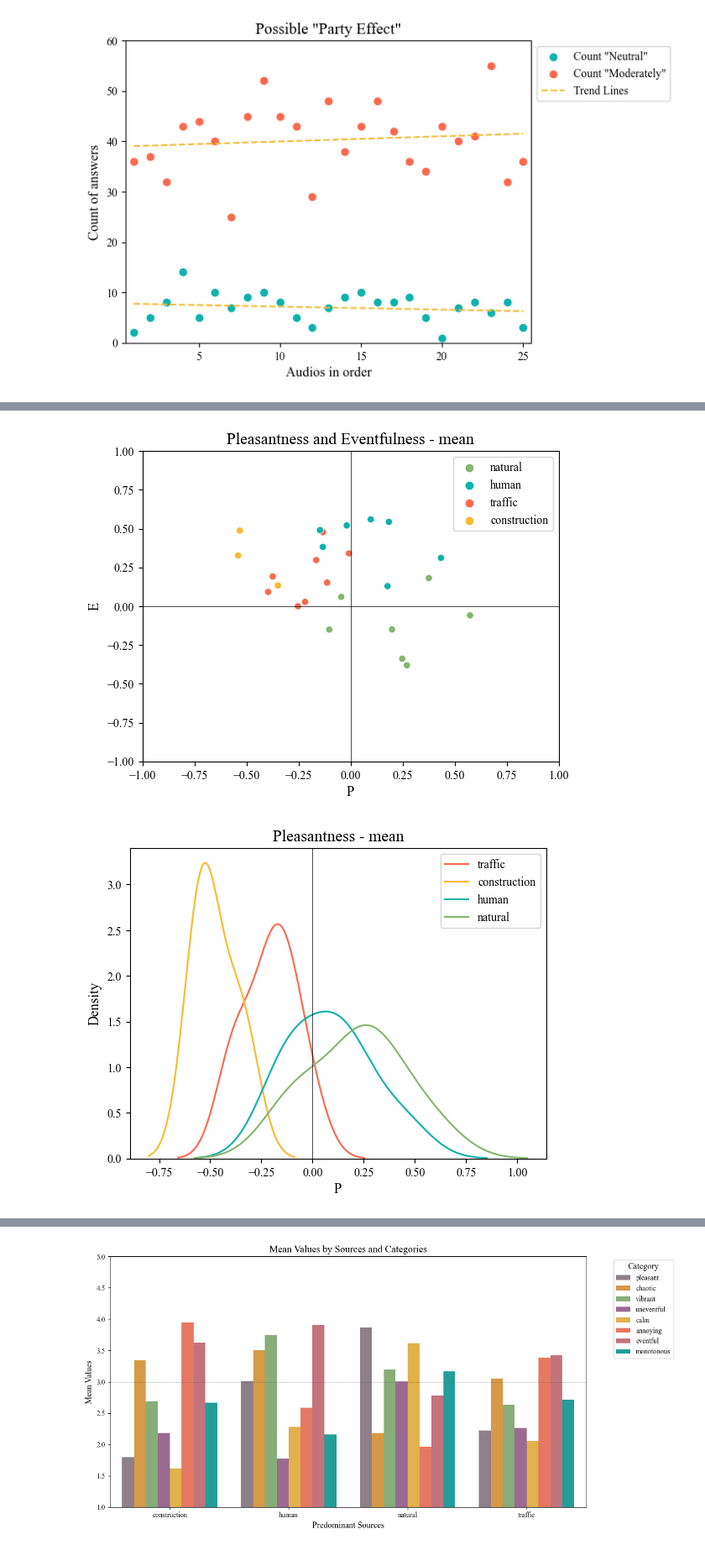
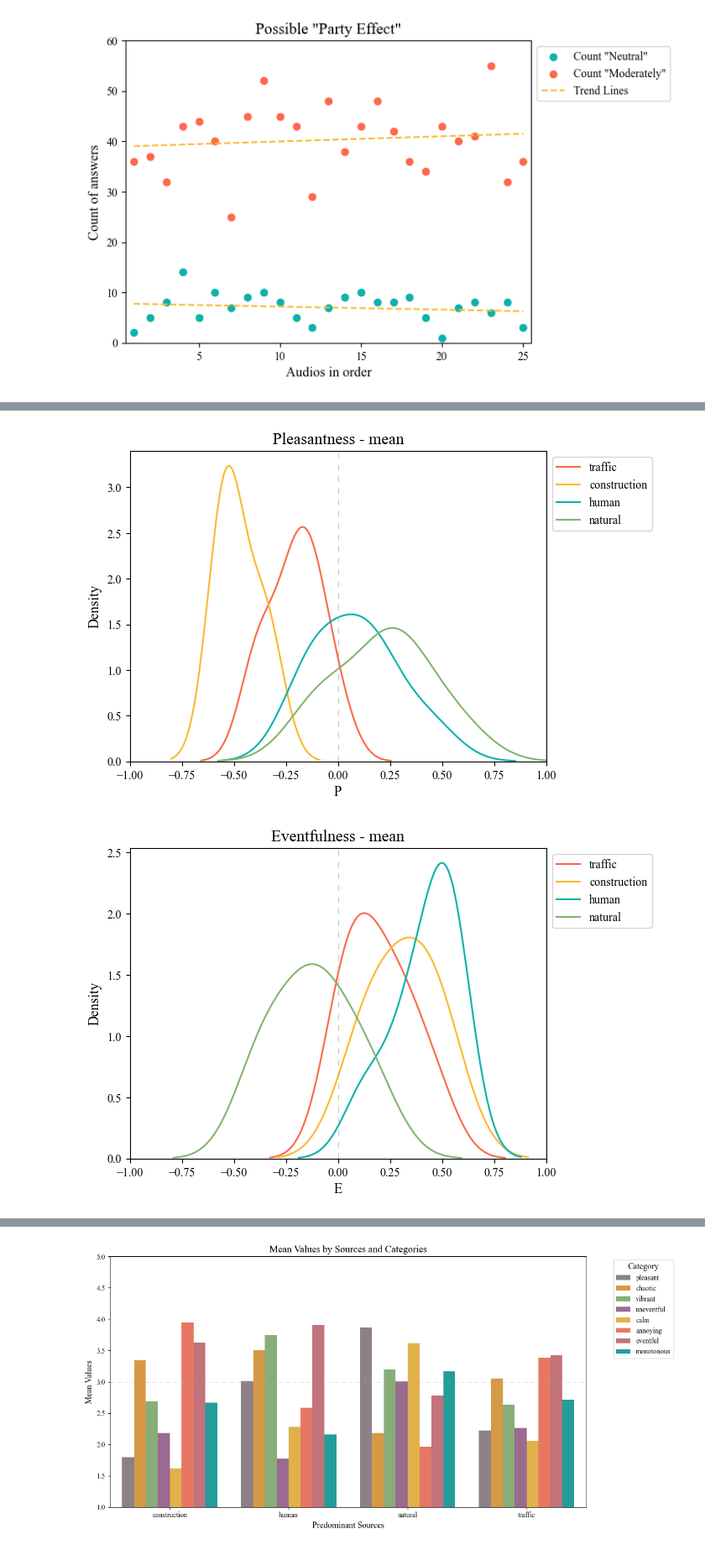
Before and after one commit to amaiasagasti/UrbanPleasantnessEventfulness, a Jupyter notebook: src/Analyse_results_listening_tests.ipynb, the cells around one changed output, grey strips where cells are left out. Shown at 84% size. Cells and saved outputs as stored; diff of their text form; code cells hidden in the pictures.

```diff
--- a/src/Analyse_results_listening_tests.ipynb
+++ b/src/Analyse_results_listening_tests.ipynb
@@ -126,82 +160,53 @@ df['Predominant sources'] = df[["traffic", "construction", "human", "natural"]].
 # %%
-
-
-# Scatter plot with different colors for each series
-sns.scatterplot(data=grouped_df, x="P", y="E", hue="Predominant sources", palette=palette)
-# Center the axis lines at zero
-plt.xlim(-1, 1)
-plt.ylim(-1, 1)
-# Draw axis lines like a cross in the middle
-plt.axhline(0, color='black', linewidth=0.5)
-plt.axvline(0, color='black', linewidth=0.5)
-plt.legend(loc='upper left', bbox_to_anchor=(1, 1))
-plt.title("Pleasantness and Eventfulness - mean")
-# Show legend
-plt.legend()
-plt.show()
 
 # KDE plots with different colors and series names
 for source, color in palette.items():
     sns.kdeplot(grouped_df[grouped_df["Predominant sources"] == source]["P"], label=source, color=color)
 # Draw axis lines like a cross in the middle
-plt.axhline(0, color='black', linewidth=0.5)
-plt.axvline(0, color='black', linewidth=0.5)
+plt.axhline(0, color='#AAAAAA', linewidth=0.5,linestyle=(0, (10, 10)))
+plt.axvline(0, color='#AAAAAA', linewidth=0.5,linestyle=(0, (10, 10)))
+plt.title("Pleasantness - mean")
+plt.xlim(-1,1)
+# Show legend
 plt.legend(loc='upper left', bbox_to_anchor=(1, 1))
-plt.title("Pleasantness - mean")
-# Show legend
-plt.legend()
 plt.show()
 
 # KDE plots with different colors and series names
 for source, color in palette.items():
     sns.kdeplot(grouped_df[grouped_df["Predominant sources"] == source]["E"], label=source, color=color)
 # Draw axis lines like a cross in the middle
-plt.axhline(0, color='black', linewidth=0.5)
-plt.axvline(0, color='black', linewidth=0.5)
+plt.axhline(0, color='#AAAAAA', linewidth=0.5,linestyle=(0, (10, 10)))
+plt.axvline(0, color='#AAAAAA', linewidth=0.5, linestyle=(0, (10, 10)))
+plt.title("Eventfulness - mean")
+plt.xlim(-1,1)
+# Show legend
 plt.legend(loc='upper left', bbox_to_anchor=(1, 1))
-plt.title("Eventfulness - mean")
-# Show legend
-plt.legend()
 plt.show()
 
-
-# Scatter plot with different colors for each series
-sns.scatterplot(data=df, x="P", y="E", hue="Predominant sources", palette=palette)
-# Center the axis lines at zero
-plt.xlim(-1, 1)
-plt.ylim(-1, 1)
-# Draw axis lines like a cross in the middle
-plt.axhline(0, color='black', linewidth=0.5)
-plt.axvline(0, color='black', linewidth=0.5)
-plt.legend(loc='upper left', bbox_to_anchor=(1, 1))
-plt.title("Pleasantness and Eventfulness")
-# Show legend
-plt.legend()
-plt.show()
 
 # KDE plots with different colors and series names
 for source, color in palette.items():
     sns.kdeplot(df[df["Predominant sources"] == source]["P"], label=source, color=color)
 # Draw axis lines like a cross in the middle
-plt.axhline(0, color='black', linewidth=0.5)
-plt.axvline(0, color='black', linewidth=0.5)
+plt.axhline(0, color='#AAAAAA', linewidth=0.5,linestyle=(0, (10, 10)))
+plt.axvline(0, color='#AAAAAA', linewidth=0.5,linestyle=(0, (10, 10)))
+plt.title("Pleasantness")
+plt.xlim(-1,1)
+# Show legend
 plt.legend(loc='upper left', bbox_to_anchor=(1, 1))
-plt.title("Pleasantness")
-# Show legend
-plt.legend()
 plt.show()
 
 # KDE plots with different colors and series names
 for source, color in palette.items():
     sns.kdeplot(df[df["Predominant sources"] == source]["E"], label=source, color=color)
 # Draw axis lines like a cross in the middle
-plt.axhline(0, color='black', linewidth=0.5)
-plt.axvline(0, color='black', linewidth=0.5)
+plt.axhline(0, color='#AAAAAA', linewidth=0.5,linestyle=(0, (10, 10)))
+plt.axvline(0, color='#AAAAAA', linewidth=0.5,linestyle=(0, (10, 10)))
+plt.title("Eventfulness")
+plt.xlim(-1,1)
+# Show legend
 plt.legend(loc='upper left', bbox_to_anchor=(1, 1))
-plt.title("Eventfulness")
-# Show legend
-plt.legend()
 plt.show()
 # %% [output]
-[figure, old version]
+[figure, new version]
-[figure, old version]
+[figure, new version]
```
Also changed, not shown: parts of 7 cells of this notebook.
